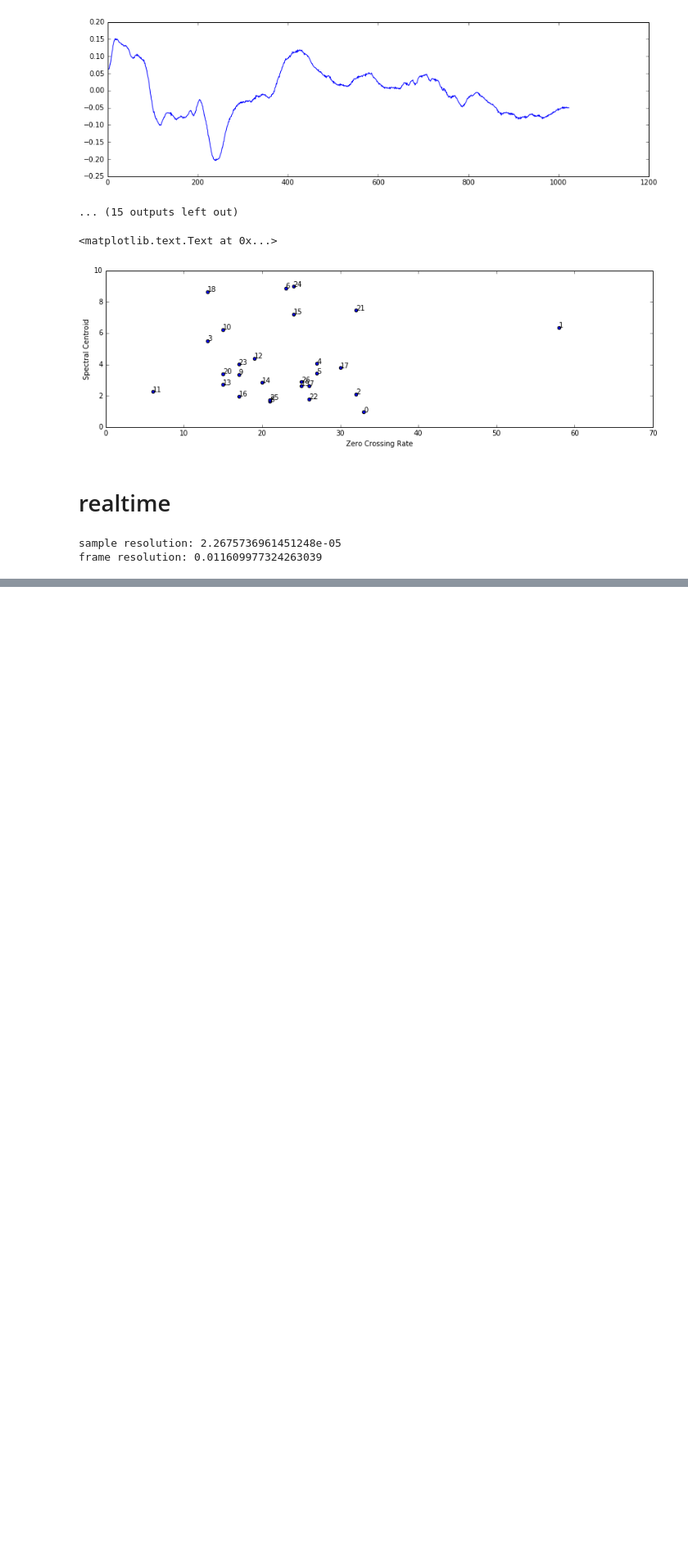
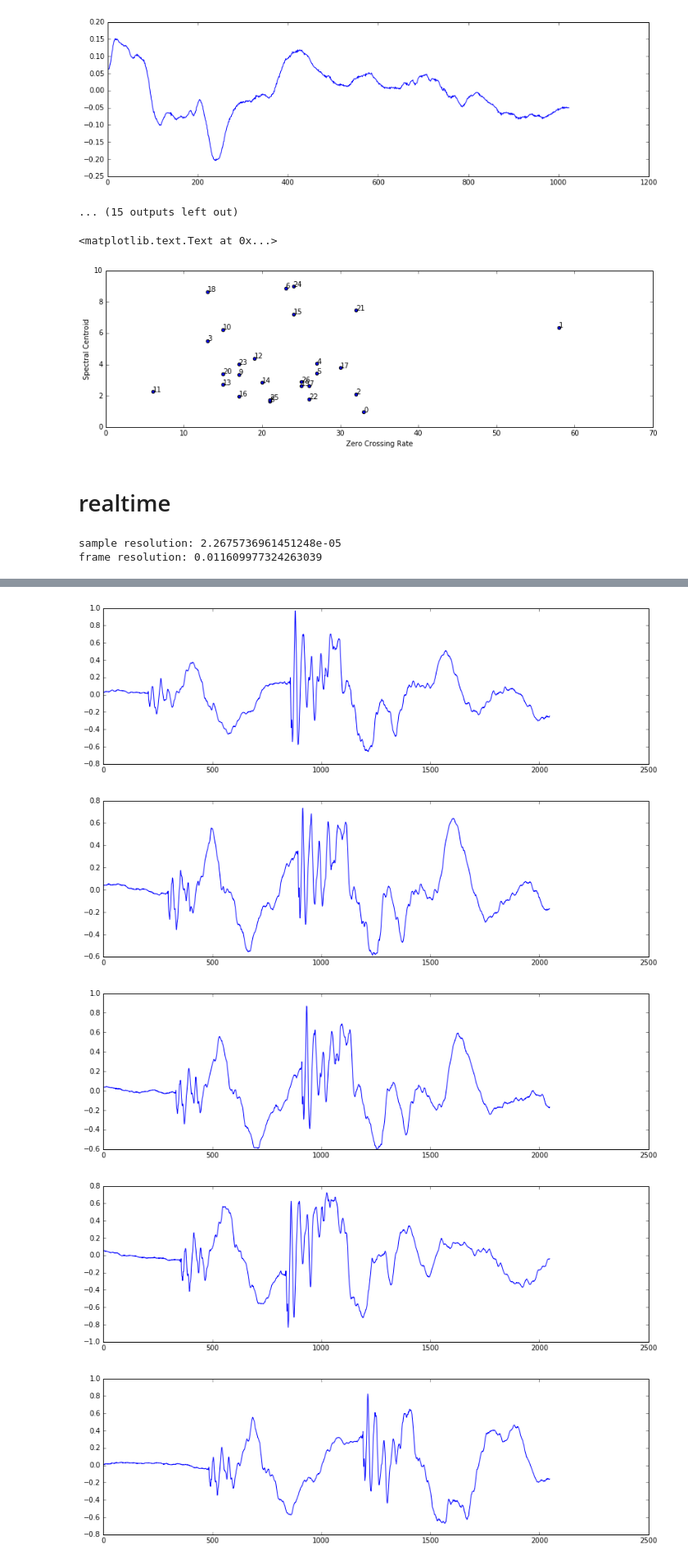
Before and after one commit to worldmaker18349276/K-AIKO, a Jupyter notebook: realtime_analysis.ipynb, the cells around one changed output, grey strips where cells are left out. Shown at 82% size. Cells and saved outputs as stored; diff of their text form; code cells hidden in the pictures; blank space fills up the shorter version.

```diff
--- a/realtime_analysis.ipynb
+++ b/realtime_analysis.ipynb
@@ -238,0 +229,10 @@ plt.show()
+# %%
+for i in indices:
+    plt.plot(x[i*HOP_LENGTH-WIN_LENGTH:i*HOP_LENGTH+WIN_LENGTH])
+    plt.show()
+# %% [output]
+[figure, added]
+[figure, added]
+[figure, added]
+[figure, added]
+[figure, added]
```
Also changed, not shown: parts of 10 cells of this notebook.
